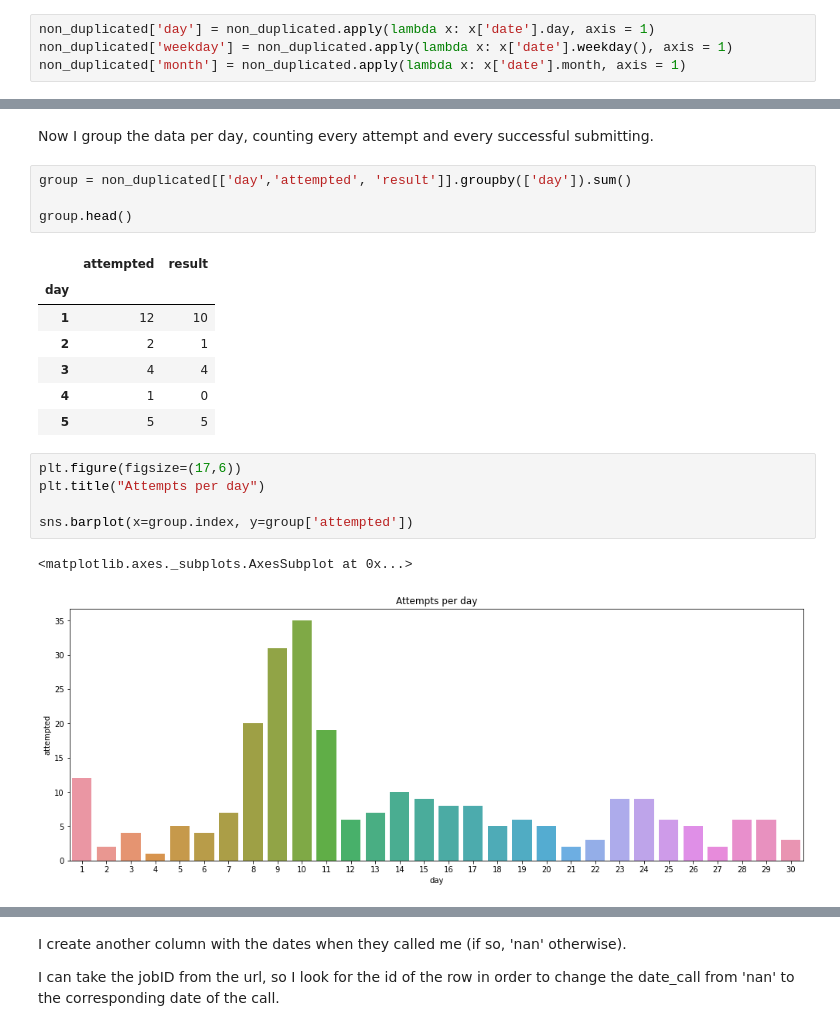
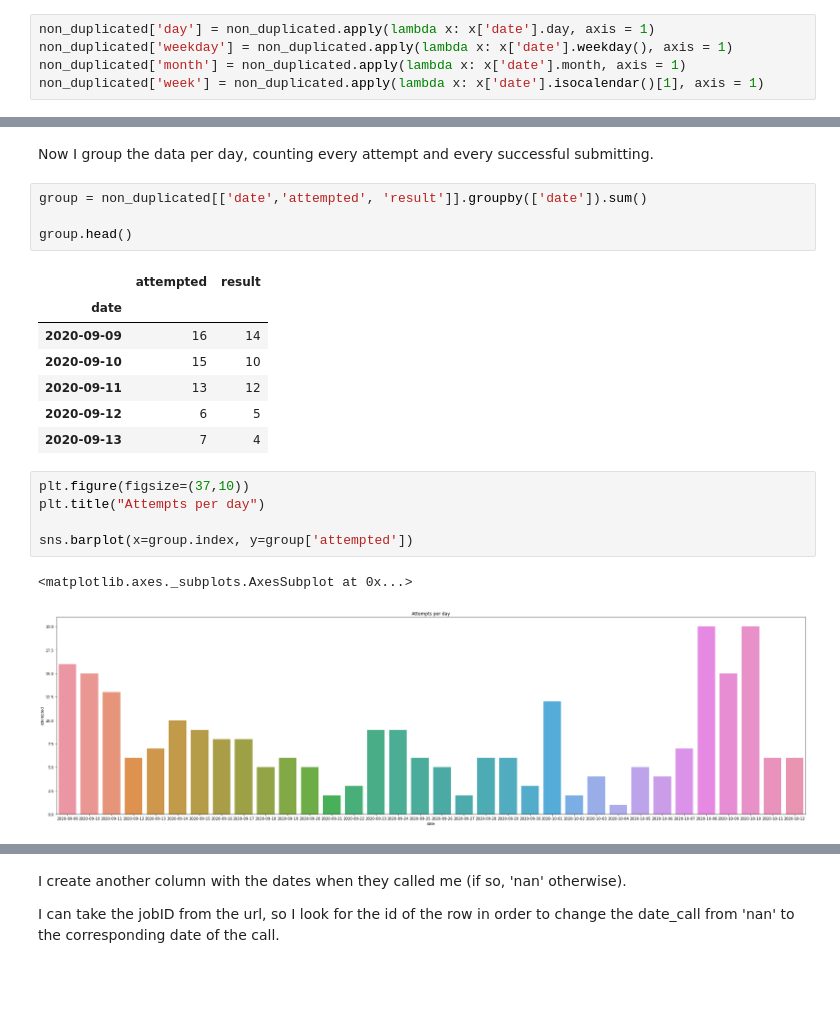
Before and after one commit to manuelalfredocolladocenteno/Jobs-analytics, a Jupyter notebook: notebook/jobs-analytics.ipynb, the cells around one changed output, grey strips where cells are left out. Drawn from its saved outputs; the diff is of its cells as text; blank space fills up the shorter version.

```diff
--- a/notebook/jobs-analytics.ipynb
+++ b/notebook/jobs-analytics.ipynb
@@ -83,6 +83,7 @@ We can create some other columns related to date. They may be useful in the futu
 non_duplicated['day'] = non_duplicated.apply(lambda x: x['date'].day, axis = 1)
 non_duplicated['weekday'] = non_duplicated.apply(lambda x: x['date'].weekday(), axis = 1)
 non_duplicated['month'] = non_duplicated.apply(lambda x: x['date'].month, axis = 1)
+non_duplicated['week'] = non_duplicated.apply(lambda x: x['date'].isocalendar()[1], axis = 1)
 # %% [markdown]
 I decided to transform 'attempted' and 'result' fields to be able to plot some graphs.
 # %%
@@ -114,23 +115,23 @@ non_duplicated.head()
 # %% [markdown]
 Now I group the data per day, counting every attempt and every successful submitting.
 # %%
-group = non_duplicated[['day','attempted', 'result']].groupby(['day']).sum()
+group = non_duplicated[['date','attempted', 'result']].groupby(['date']).sum()
 
 group.head()
 # %% [output]
 |  | attempted | result |
-| day |  |  |
-| 1 | 12 | 10 |
-| 2 | 2 | 1 |
-| 3 | 4 | 4 |
-| 4 | 1 | 0 |
-| 5 | 5 | 5 |
+| date |  |  |
+| 2020-09-09 | 16 | 14 |
+| 2020-09-10 | 15 | 10 |
+| 2020-09-11 | 13 | 12 |
+| 2020-09-12 | 6 | 5 |
+| 2020-09-13 | 7 | 4 |
 # %%
-plt.figure(figsize=(17,6))
+plt.figure(figsize=(37,10))
 plt.title("Attempts per day")
 
 sns.barplot(x=group.index, y=group['attempted'])
 # %% [output]
 <matplotlib.axes._subplots.AxesSubplot at 0x...>
-[figure, old version]
+[figure, new version]
 # %%
```
Also changed, not shown: parts of 18 cells of this notebook, 1 other file.
